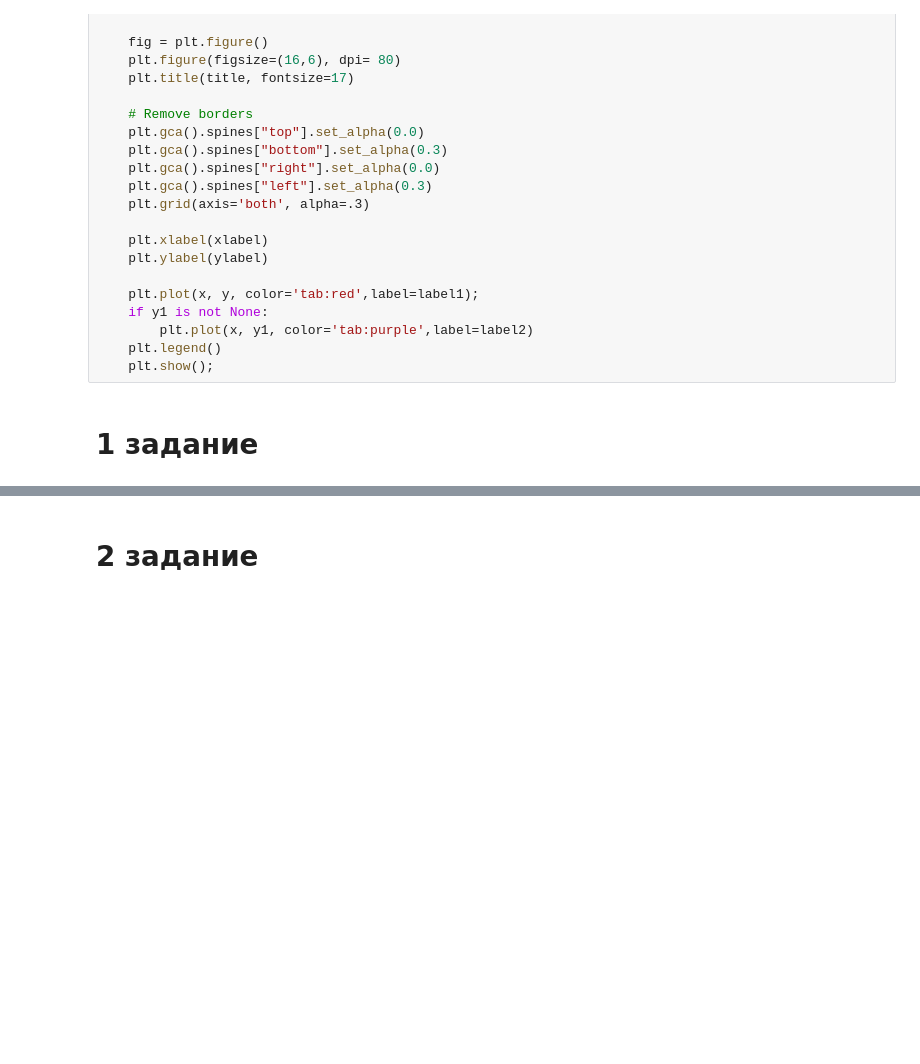
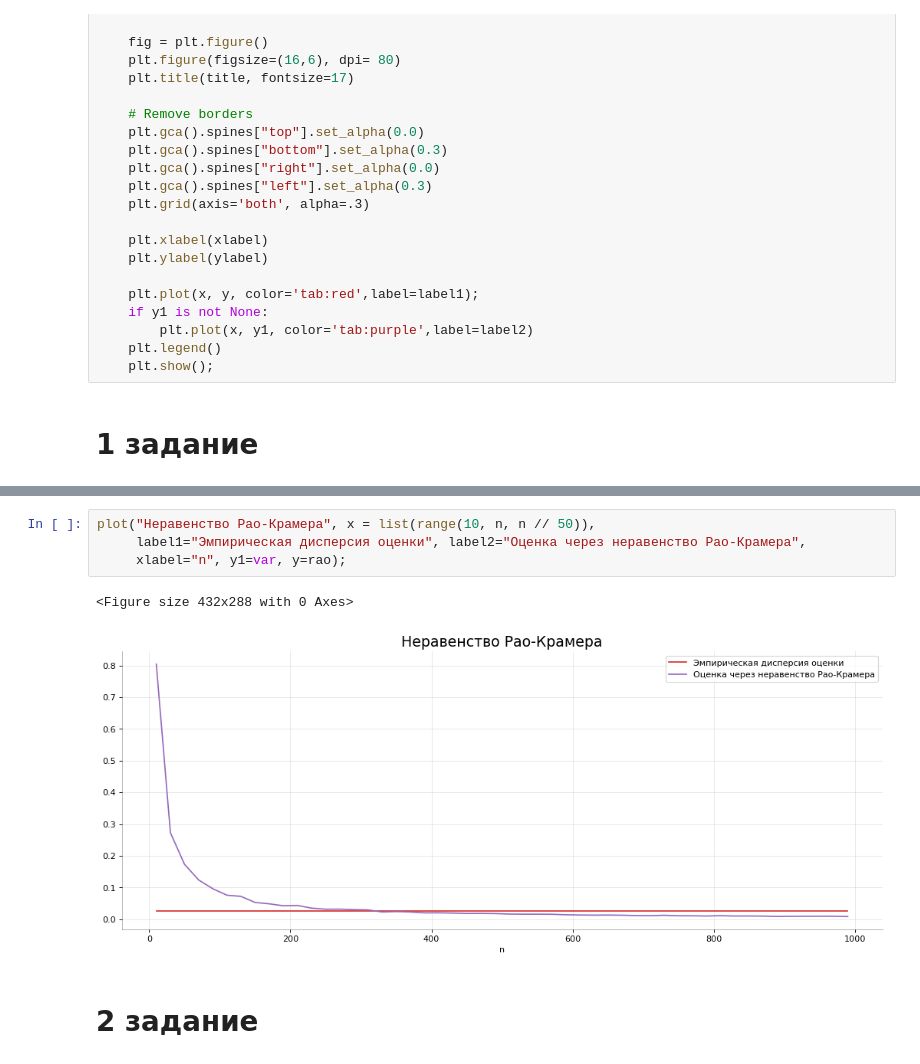
Before and after one commit to Hlibisev/statistics_course, a Jupyter notebook: MHW1.ipynb, the cells around one changed output, grey strips where cells are left out. Cells and saved outputs as stored; diff of their text form; blank space fills up the shorter version.

```diff
--- a/MHW1.ipynb
+++ b/MHW1.ipynb
@@ -60,3 +59,10 @@ plot("P(|teta_n - teta| < epsilon)", prob[3:], cheb[3:],
+# %%
+plot("Неравенство Рао-Крамера", x = list(range(10, n, n // 50)),
+     label1="Эмпирическая дисперсия оценки", label2="Оценка через неравенство Рао-Крамера",
+     xlabel="n", y1=var, y=rao);
+# %% [output]
+<Figure size 432x288 with 0 Axes>
+[figure, added]
 # %% [markdown]
 # 2 задание
 # %%
```
Also changed, not shown: parts of 5 cells of this notebook, 1 other file.
